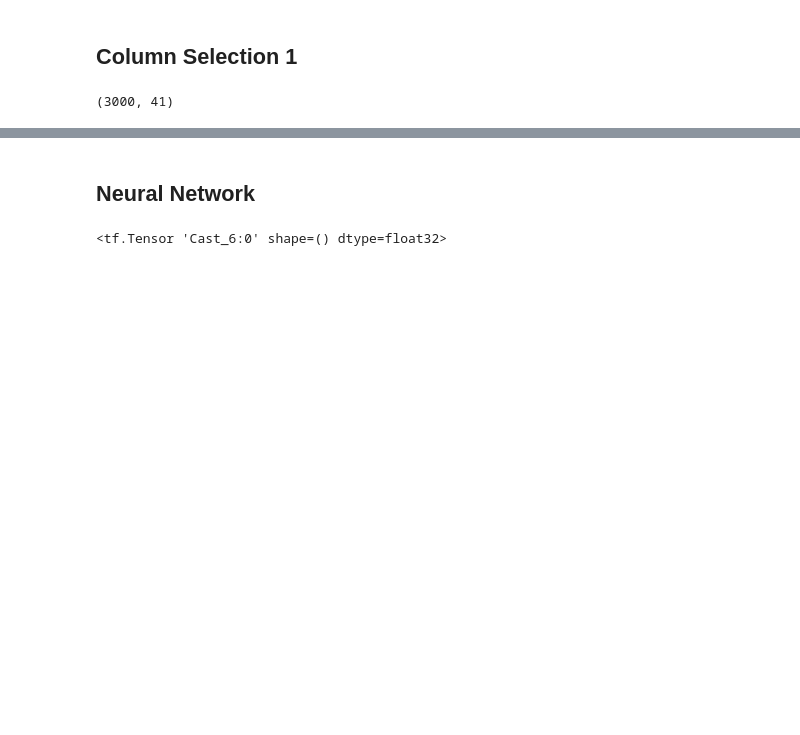
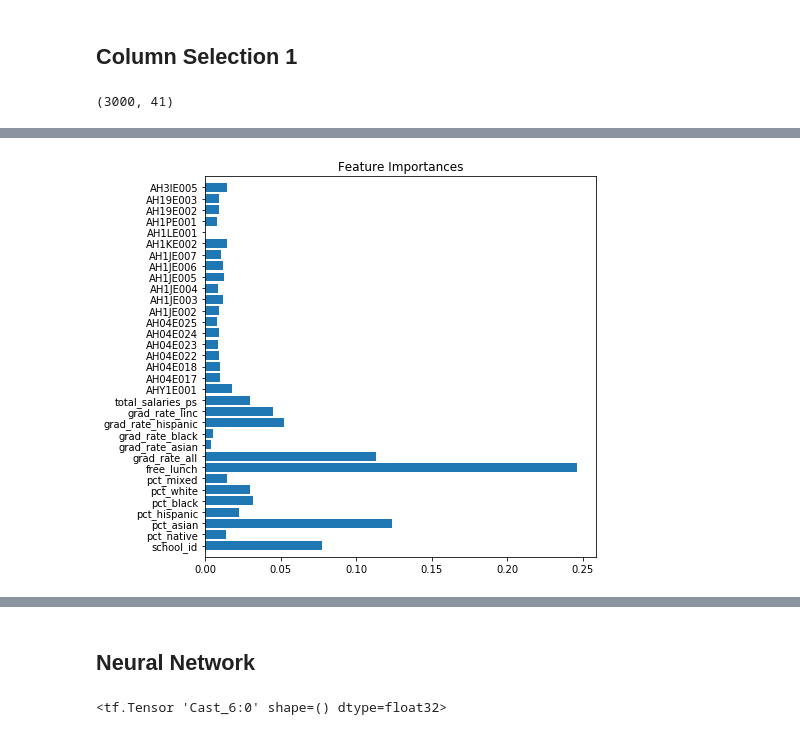
Before and after one commit to samankim/school-zoning, a Jupyter notebook: full_experiments.ipynb, the cells around one changed output, grey strips where cells are left out. Cells and saved outputs as stored; diff of their text form; code cells hidden in the pictures; blank space fills up the shorter version.

Commit message:
Final experiments and visualization

```diff
--- a/full_experiments.ipynb
+++ b/full_experiments.ipynb
@@ -170,0 +139,4 @@ print(mse_br)
+# %%
+cols = df.columns.tolist()
+cols_s2 = cols[0:6] + cols[7:9] + cols[11:12] + cols[13:16] + cols[17:19] + cols[21:22] + cols[32:44] + cols[45:50] + cols[53:54] + cols[65:]
+df2 = df[cols_s2]
@@ -170,0 +201,3 @@ print(mse_br)
+# %%
+importances = extTreeRg.feature_importances_
+print(importances)
@@ -170,0 +214,12 @@ print(mse_br)
+# %%
+# Plot the feature importances of the forest
+plt.figure(figsize=(7,7))
+plt.title("Feature Importances")
+plt.barh(range(train.shape[1]), importances, align="center")
+# If you want to define your own labels,
+# change indices to a list of labels on the following line.
+plt.yticks(range(train.shape[1]), cols_s2[:-1])
+plt.ylim([-1, train.shape[1]])
+plt.show()
+# %% [output]
+[figure, added]
```
Also changed, not shown: parts of 66 cells of this notebook, 3 other files.
